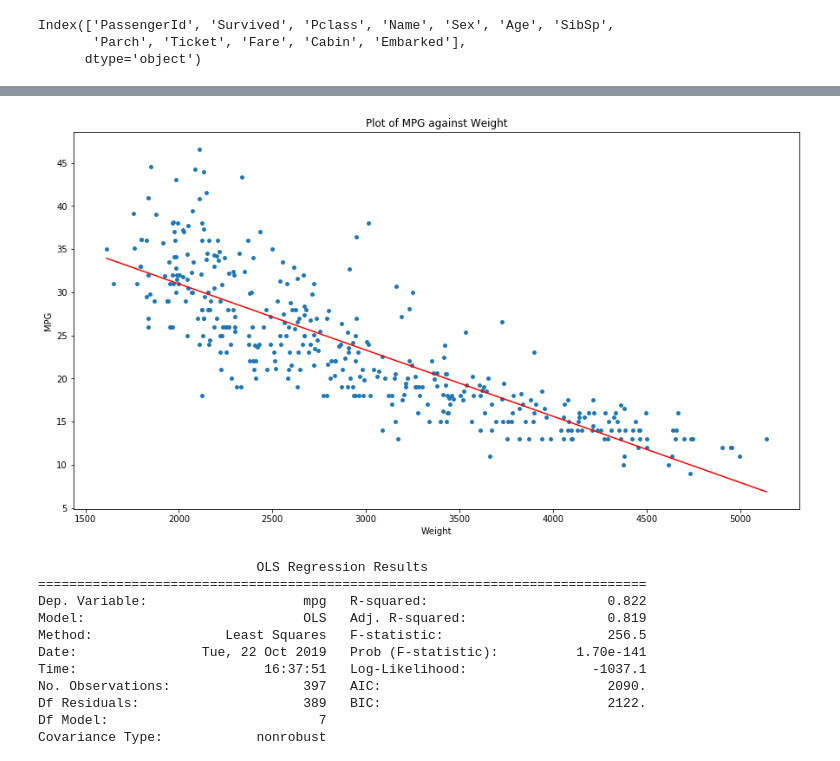
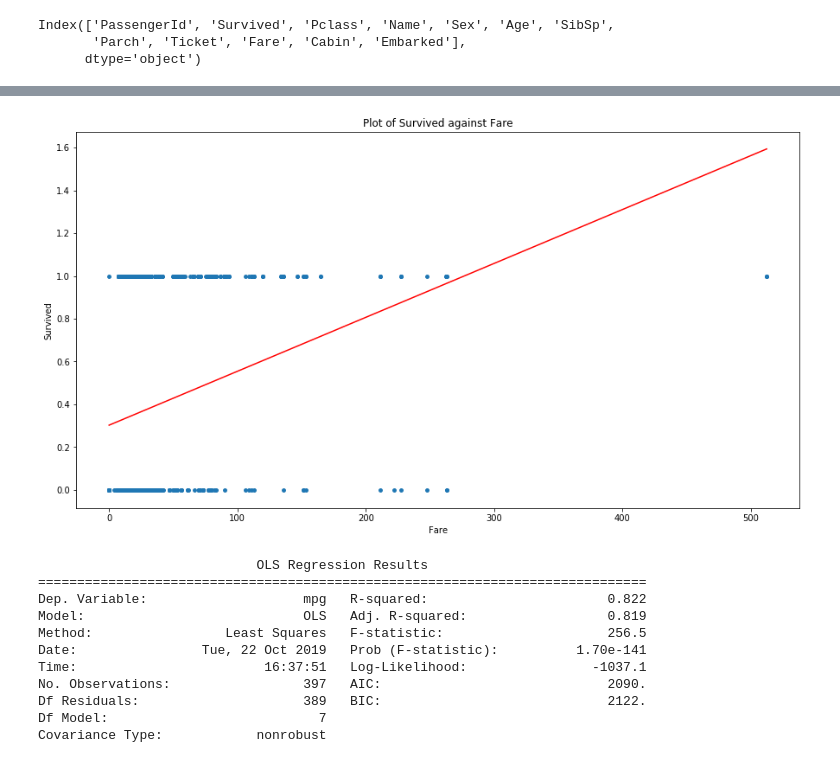
Before and after one commit to danielnyan/bt3103-1d4-statistical-learning, a Jupyter notebook: html_examples/webpages/data/pythoncodes.ipynb, the cells around one changed output, grey strips where cells are left out. Cells and saved outputs as stored; diff of their text form; code cells hidden in the pictures.

```diff
--- a/html_examples/webpages/data/pythoncodes.ipynb
+++ b/html_examples/webpages/data/pythoncodes.ipynb
@@ -1,7 +1,8 @@
 # %%
 # pre-processing
 import pandas as pd
-df = pd.read_csv("dataset.csv")
+import numpy as np
+df = pd.read_csv("C:/Users/Brandon/Documents/GitHub/bt3103-1d4-statistical-learning/src/data/titanic.csv")
 # %%
 # import plt
 import matplotlib.pyplot as plt
@@ -28,13 +38,13 @@ Index(['PassengerId', 'Survived', 'Pclass', 'Name', 'Sex', 'Age', 'SibSp',
 # %%
 plt.figure(figsize=(15,8))
-plt.scatter(df['weight'], df['mpg'],s = 15)
-plt.title('Plot of MPG against Weight')
-plt.xlabel('Weight')
-plt.ylabel('MPG')
-plt.plot(np.unique(df['weight']), np.poly1d(np.polyfit(df['weight'], df['mpg'], 1))(np.unique(df['weight'])), color = 'r')
+plt.scatter(df['Fare'], df['Survived'],s = 15)
+plt.title('Plot of Survived against Fare')
+plt.xlabel('Fare')
+plt.ylabel('Survived')
+plt.plot(np.unique(df['Fare']), np.poly1d(np.polyfit(df['Fare'], df['Survived'], 1))(np.unique(df['Fare'])), color = 'r')
 plt.show()
 # %% [output]
-[figure, old version]
+[figure, new version]
 # %%
 # import the required packages
 import statsmodels.formula.api as smf
```
Also changed, not shown: parts of 2 cells of this notebook, 6 other files.
